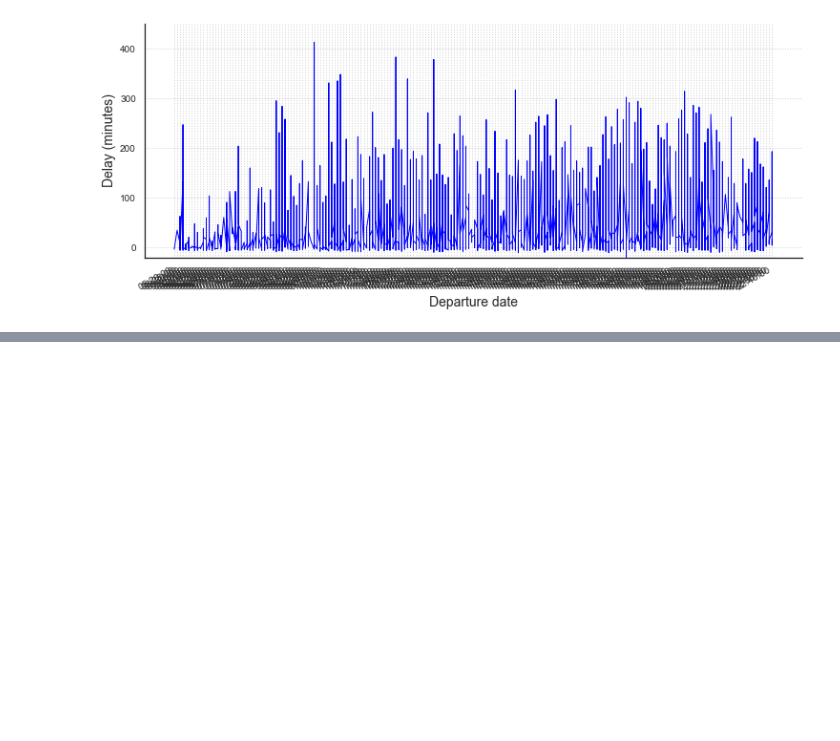
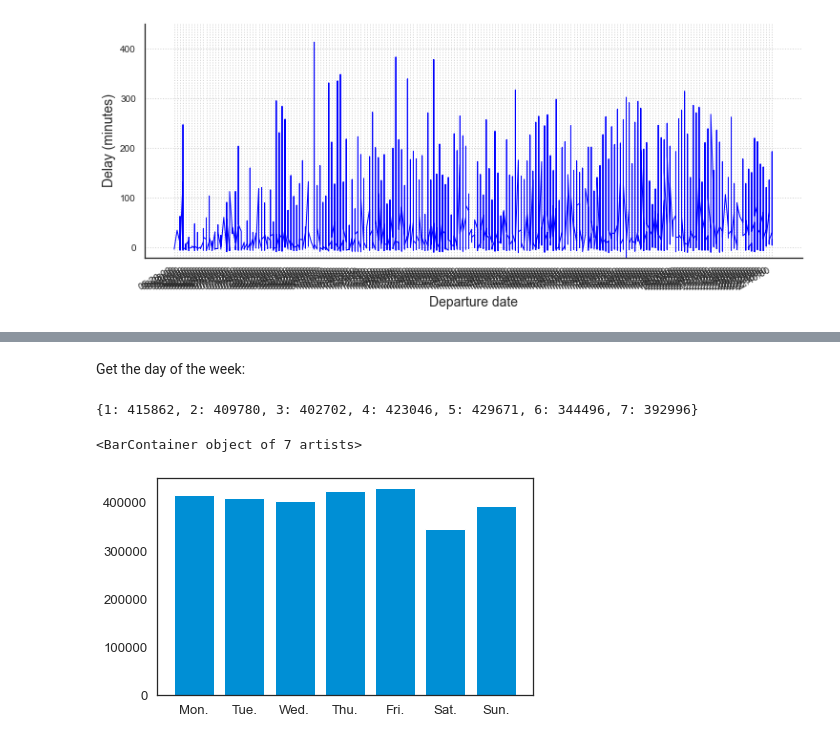
Before and after one commit to paula-sorolla/AML-FlightDelay, a Jupyter notebook: Data Visualizations.ipynb, the cells around one changed output, grey strips where cells are left out. Drawn from its saved outputs; the diff is of its cells as text; code cells hidden in the pictures; blank space fills up the shorter version.

```diff
--- a/Data Visualizations.ipynb
+++ b/Data Visualizations.ipynb
@@ -212,0 +185,26 @@ Text(0.5, 1.0, 'Average arrival delay distribution per hour of the day')
+# %% [markdown]
+Get the day of the week:
+# %%
+df3 = df
+set(df3['DAY_OF_WEEK']) # Days of the week from 1-7 starting on Monday
+
+num_flights_day = {}
+for day in set(df3['DAY_OF_WEEK']):
+    num_flights_day[day] = len(df[df3['DAY_OF_WEEK'] == day])
+# %%
+display(num_flights_day)
+num_flights_day.values()
+days = ['Monday', 'Tuesday', 'Wednesday', 'Thursday', 'Friday', 'Saturday', 'Sunday']
+days = ['Mon.', 'Tue.', 'Wed.', 'Thu.', 'Fri.', 'Sat.', 'Sun.']
+plt.bar(days, num_flights_day.values())
+
+# # Normalized plot:
+# f = 1.0/sum(num_flights_day.values())
+# num_f_day_norm = {}
+# for k in num_flights_day:
+#   num_f_day_norm[k] = num_flights_day[k]*f
+# plt.bar(num_f_day_norm.keys(), num_f_day_norm.values())
+# %% [output]
+{1: 415862, 2: 409780, 3: 402702, 4: 423046, 5: 429671, 6: 344496, 7: 392996}
+<BarContainer object of 7 artists>
+[figure, added]
```
Also changed, not shown: parts of 7 cells of this notebook.
